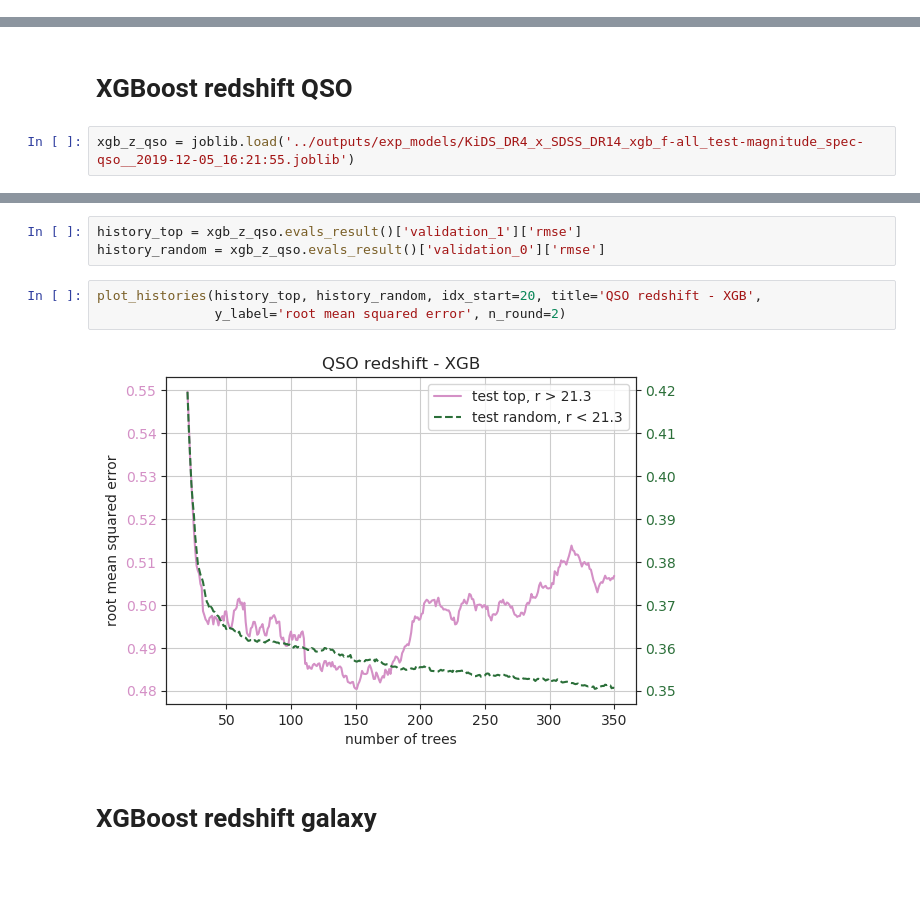
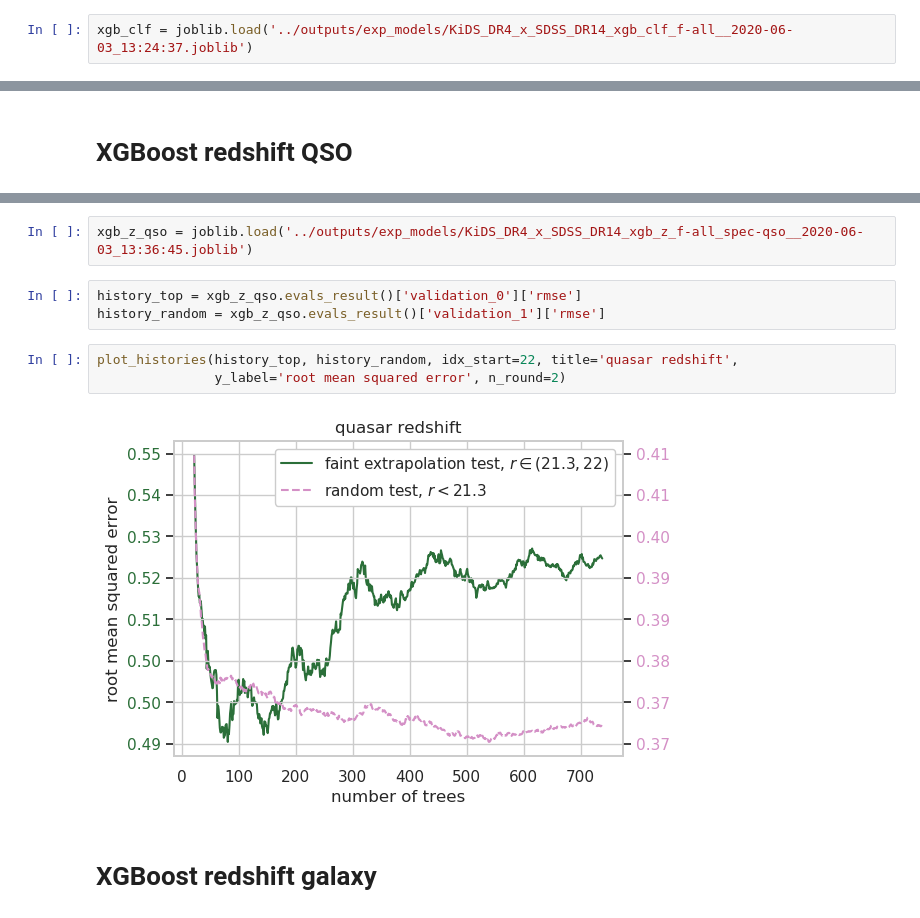
Before and after one commit to snakoneczny/kids-quasars, a Jupyter notebook: notebooks/plot_learning_history.ipynb, the cells around one changed output, grey strips where cells are left out. Saved outputs shown, nothing was run; the diff lists cells and outputs as text; blank space fills up the shorter version.

```diff
--- a/notebooks/plot_learning_history.ipynb
+++ b/notebooks/plot_learning_history.ipynb
@@ -72 +67,3 @@ xgb_clf = joblib.load('../outputs/exp_models/KiDS_DR4_x_SDSS_DR14_xgb_f-all_test
+# %%
+xgb_clf = joblib.load('../outputs/exp_models/KiDS_DR4_x_SDSS_DR14_xgb_clf_f-all__2020-06-03_13:24:37.joblib')
 # %%
@@ -80,4 +77,2 @@ plot_histories(history_top, history_random, idx_start=32, title='classification
 # %% [markdown]
 # XGBoost redshift QSO
-# %%
-xgb_z_qso = joblib.load('../outputs/exp_models/KiDS_DR4_x_SDSS_DR14_xgb_f-all_test-magnitude_spec-qso__2019-12-05_16:21:55.joblib')
@@ -86,10 +79,12 @@ xgb_z_qso = joblib.load('../outputs/exp_models/KiDS_DR4_x_SDSS_DR14_xgb_f-all_te
+# %%
+xgb_z_qso = joblib.load('../outputs/exp_models/KiDS_DR4_x_SDSS_DR14_xgb_z_f-all_spec-qso__2020-06-03_13:36:45.joblib')
 # %%
-history_top = xgb_z_qso.evals_result()['validation_1']['rmse']
-history_random = xgb_z_qso.evals_result()['validation_0']['rmse']
+history_top = xgb_z_qso.evals_result()['validation_0']['rmse']
+history_random = xgb_z_qso.evals_result()['validation_1']['rmse']
 # %%
-plot_histories(history_top, history_random, idx_start=20, title='QSO redshift - XGB',
+plot_histories(history_top, history_random, idx_start=22, title='quasar redshift',
                y_label='root mean squared error', n_round=2)
 # %% [output]
-[figure, old version]
+[figure, new version]
 # %% [markdown]
 # XGBoost redshift galaxy
```
Also changed, not shown: parts of 10 cells of this notebook, 9 other files.
